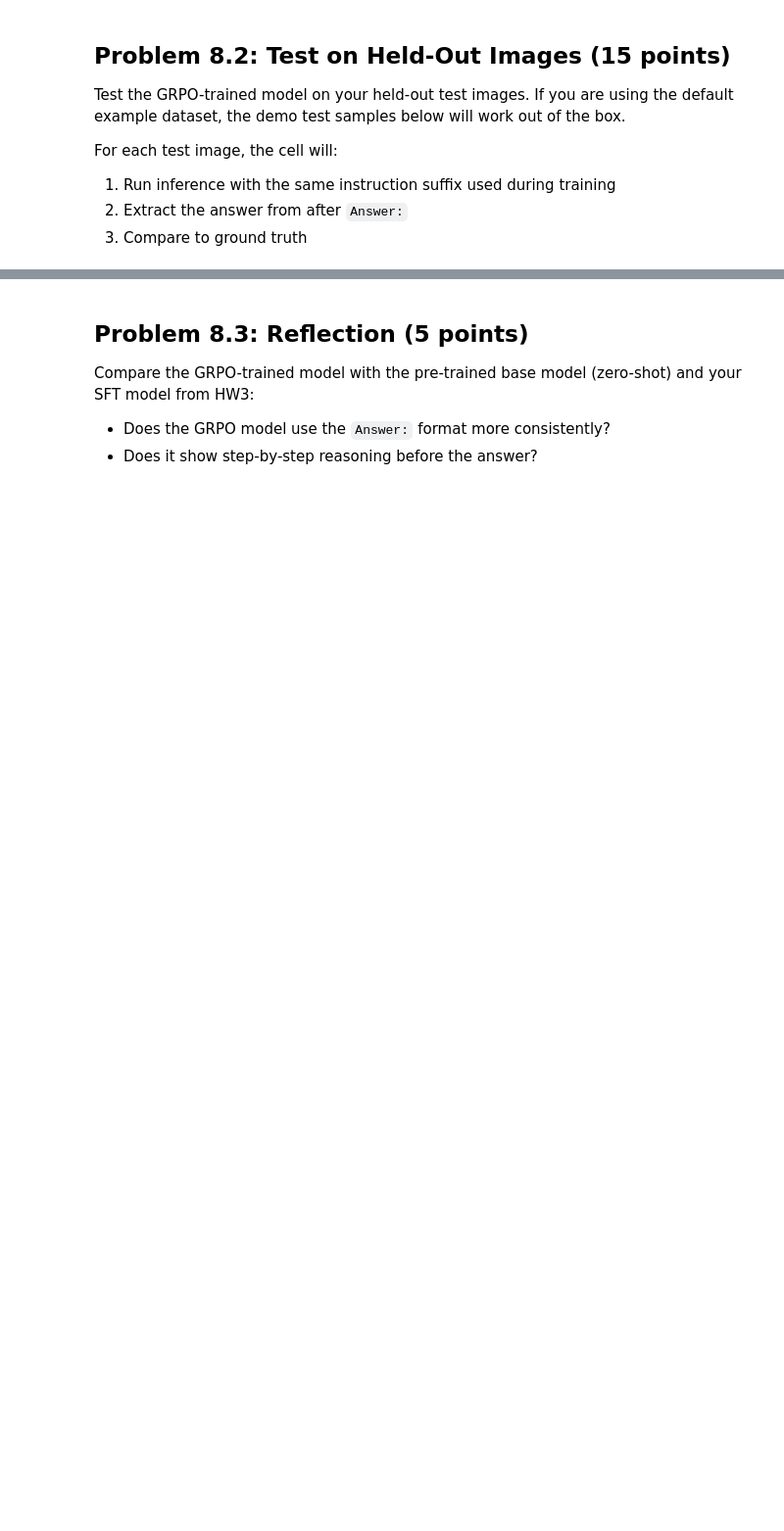
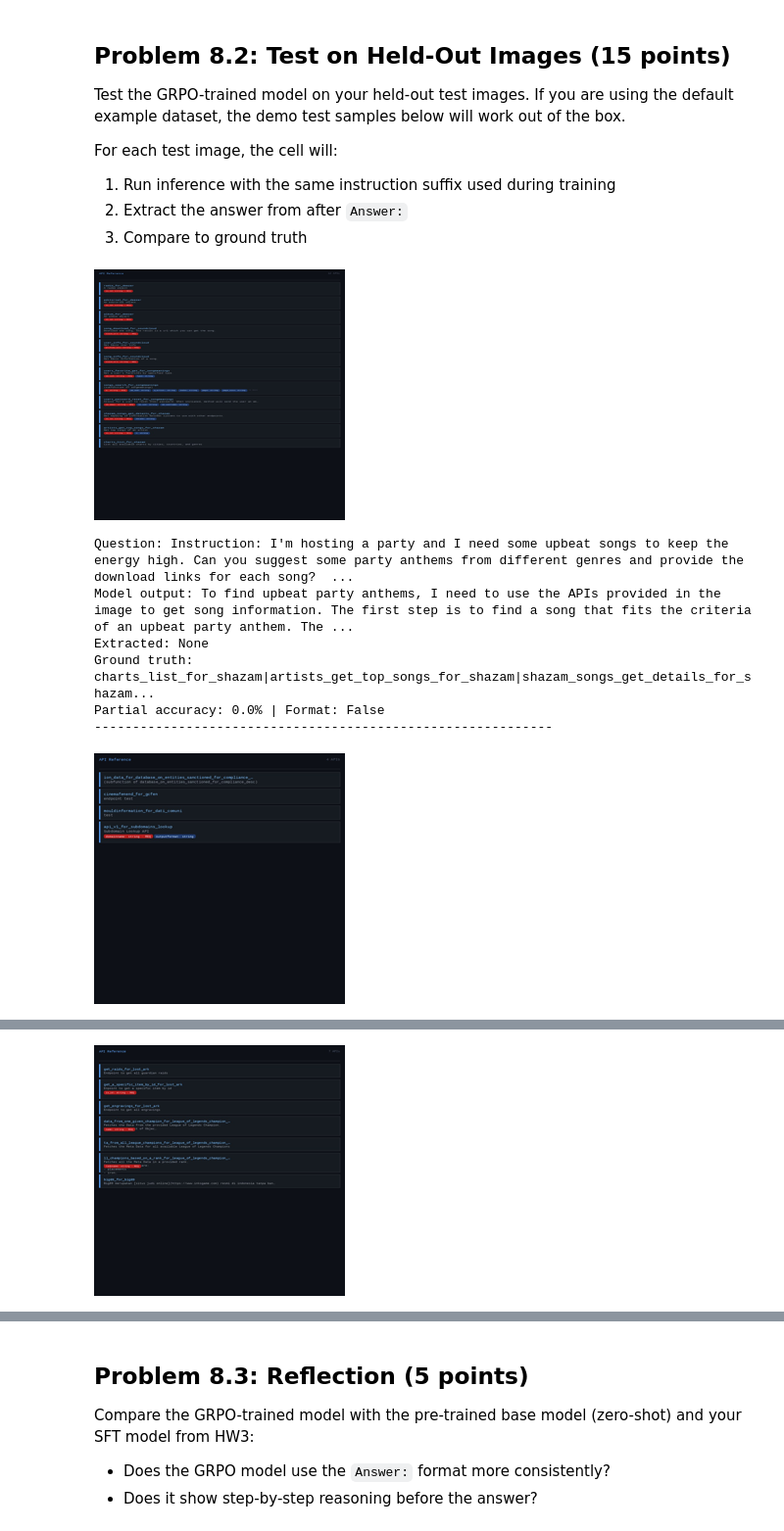
Before and after one commit to arthurdls/MMAI-SP26, a Jupyter notebook: homework/hw4/Homework_4_GRPO_VLMs.ipynb, the cells around one changed output, grey strips where cells are left out. Shown at 98% size. Cells and saved outputs as stored; diff of their text form; code cells hidden in the pictures; blank space fills up the shorter version.

Commit message:
update hw4 answers and add api card renderer

```diff
--- a/homework/hw4/Homework_4_GRPO_VLMs.ipynb
+++ b/homework/hw4/Homework_4_GRPO_VLMs.ipynb
@@ -677,7 +885,8 @@ For each test image, the cell will:
 2. Extract the answer from after `Answer:`
 3. Compare to ground truth
 # %%
-import io, requests
+import io, json, requests
+from pathlib import Path
 from PIL import Image
 from IPython.display import display
 
@@ -685,22 +894,20 @@ from IPython.display import display
 # ######################## CHANGE ME #########################
 # ============================================================
 
-# Replace with your own test samples, or use the defaults below.
-# Each entry needs an image path (local file) or URL, a question, and ground truth.
-TEST_SAMPLES = [
-    {
-        "image": "http://images.cocodataset.org/val2017/000000039769.jpg",
-        "question": "What is the main object in this image?",
-        "answer": "cat",
-    },
-    {
-        "image": "http://images.cocodataset.org/val2017/000000001532.jpg",
-        "question": "What is the main object in this image?",
-        "answer": "truck",
-    },
-]
+# Load held-out test samples from test_data.jsonl (created in Problem 2)
+DATA_ROOT = Path("mmai-data")
+with open(DATA_ROOT / "test_data.jsonl") as f:
+    all_test = [json.loads(line) for line in f if line.strip()]
 
-MAX_NEW_TOKENS = 256
+TEST_SAMPLES = []
+for rec in all_test[:4]:
+    TEST_SAMPLES.append({
+        "image": str(DATA_ROOT / rec["image"]),
+        "question": rec["question"],
+        "answer": rec["answer"],
+    })
+
+MAX_NEW_TOKENS = 512
 
 # ============================================================
 # ###################### END CHANGE ME #######################
@@ -708,8 +915,9 @@ MAX_NEW_TOKENS = 256
 
 INSTRUCTION_SUFFIX = (
     "\n\nFirst, think through your reasoning step by step. "
-    "Then, provide your final answer as a single word on the last line after \"Answer:\". "
-    "For example:\nI can see a furry animal curled up on the couch...\nAnswer: cat"
+    "Then, provide your final answer on the last line after \"Answer:\". "
+    "List the API function names separated by |. "
+    "For example:\nThe user needs weather data and a forecast, so I should call...\nAnswer: get_current_weather|get_forecast"
 )
 
 def load_image(source: str) -> Image.Image:
@@ -735,36 +943,54 @@ for sample in TEST_SAMPLES:
             {"type": "text", "text": sample["question"] + INSTRUCTION_SUFFIX},
         ]},
     ]
 
     text = processor.apply_chat_template(messages, tokenize=False, add_generation_prompt=True)
     inputs = processor(images=[image], text=[text], return_tensors="pt", padding=True).to(ft_model.device)
 
     with torch.no_grad():
         output_ids = ft_model.generate(**inputs, max_new_tokens=MAX_NEW_TOKENS, temperature=0.7, do_sample=True)
 
     generated = processor.decode(output_ids[0][inputs["input_ids"].shape[1]:], skip_special_tokens=True)
     extracted = extract_answer(generated)
 
+    if extracted is not None:
+        gt_names = [n.strip() for n in sample["answer"].split("|") if n.strip()]
+        gt_normalized = [_normalize_api_name(n) for n in gt_names]
+        pred_normalized = _normalize_api_name(extracted)
+        hits = sum(1 for name in gt_normalized if name in pred_normalized)
+        partial_acc = hits / len(gt_normalized)
+    else:
+        partial_acc = 0.0
+
     results.append({
         "image": sample["image"],
         "question": sample["question"],
         "model_output": generated,
         "extracted_answer": extracted,
         "ground_truth": sample["answer"],
-        "correct": (extracted is not None) and (extracted.lower().strip() == sample["answer"].lower().strip()),
+        "partial_accuracy": partial_acc,
         "has_format": extracted is not None,
     })
 
     display(image.resize((256, 256)))
-    print(f"Question: {sample['question']}")
+    print(f"Question: {sample['question'][:200]}...")
     print(f"Model output: {generated}")
     print(f"Extracted: {extracted}")
-    print(f"Ground truth: {sample['answer']}")
-    print(f"Correct: {results[-1]['correct']} | Format: {results[-1]['has_format']}")
+    print(f"Ground truth: {sample['answer'][:100]}...")
+    print(f"Partial accuracy: {partial_acc:.1%} | Format: {results[-1]['has_format']}")
     print("-" * 60)
 
 n = len(results)
 if n > 0:
-    acc = sum(r["correct"] for r in results) / n
+    acc = sum(r["partial_accuracy"] for r in results) / n
     fmt = sum(r["has_format"] for r in results) / n
-    print(f"\nSummary: Accuracy={acc:.1%}, Format compliance={fmt:.1%} ({n} samples)")
+    print(f"\nSummary: Partial accuracy={acc:.1%}, Format compliance={fmt:.1%} ({n} samples)")
+# %% [output]
+[figure, added]
+Question: Instruction: I'm hosting a party and I need some upbeat songs to keep the energy high. Can you suggest some party anthems from different genres and provide the download links for each song?  ...
+Model output: To find upbeat party anthems, I need to use the APIs provided in the image to get song information. The first step is to find a song that fits the criteria of an upbeat party anthem. The ...
+Extracted: None
+Ground truth: charts_list_for_shazam|artists_get_top_songs_for_shazam|shazam_songs_get_details_for_shazam...
+Partial accuracy: 0.0% | Format: False
+------------------------------------------------------------
+[figure, added]
@@ -770,0 +1015 @@ if n > 0:
+[figure, added]
```
Also changed, not shown: parts of 13 cells of this notebook, 2 other files.
